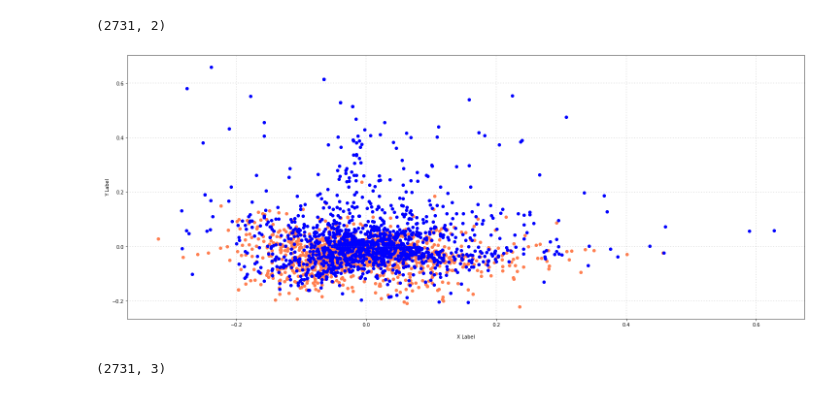
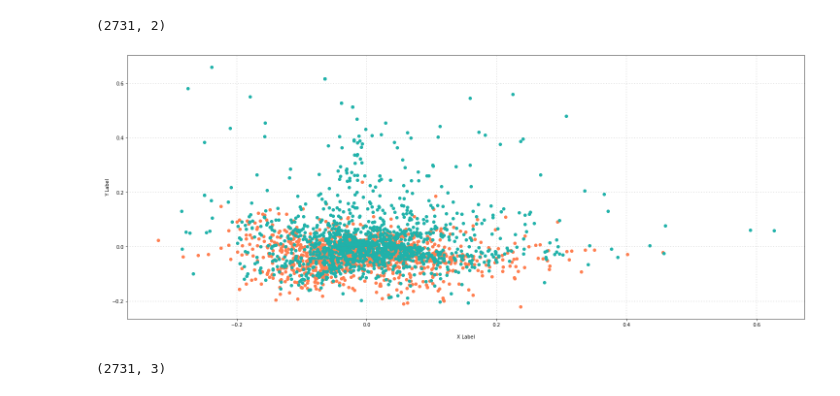
Before and after one commit to JamesLiao714/DM_Lab1, a Jupyter notebook: DM2021-New_Dataset.ipynb, the cells around one changed output. Cells and saved outputs as stored; diff of their text form; code cells hidden in the pictures.

```diff
--- a/DM2021-New_Dataset.ipynb
+++ b/DM2021-New_Dataset.ipynb
@@ -302,26 +304,26 @@ X_reduced.shape
 # %% [output]
 (2731, 2)
 # %%
-col = ['coral', 'blue']
+col = ['coral', '#20b2aa']
 score = [0,1]
 
 # plot
 fig = plt.figure(figsize = (25,10))
 ax = fig.subplots()
 
 for c, s in zip(col, score):
     xs = X_reduced[X['score'] == s].T[0]
     ys = X_reduced[X['score'] == s].T[1]
 
     ax.scatter(xs, ys, c = c, marker='o')
 
 ax.grid(color='gray', linestyle=':', linewidth=2, alpha=0.2)
 ax.set_xlabel('\nX Label')
 ax.set_ylabel('\nY Label')
 
 plt.show()
 # %% [output]
-[figure, old version]
+[figure, new version]
 # %%
 # pca transformation
 X_reduced3 = PCA(n_components = 3).fit_transform(X_tfidf.toarray())
```
Also changed, not shown: parts of 29 cells of this notebook, 1 other file.
